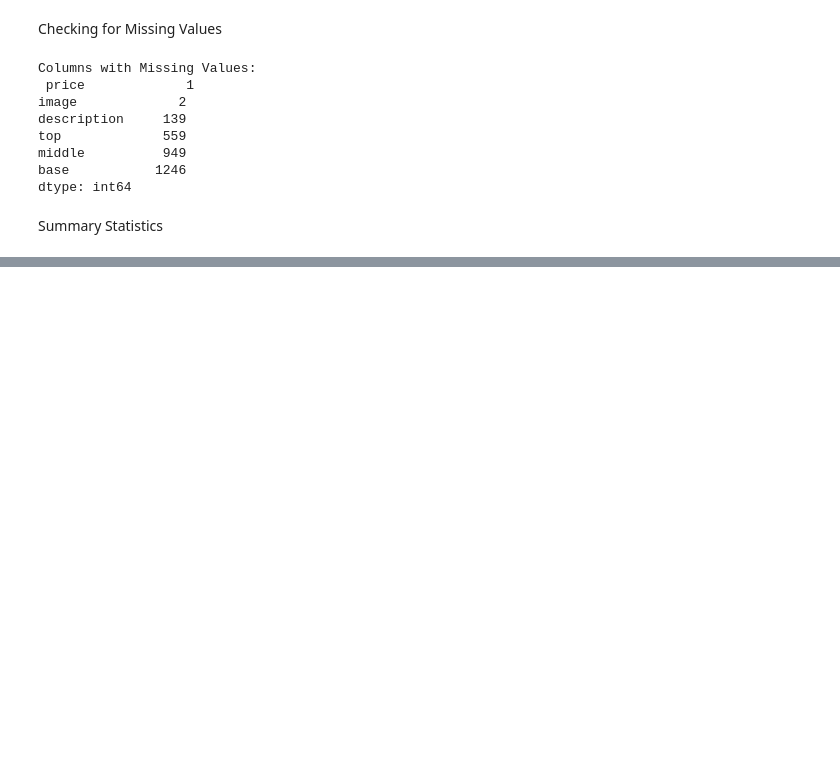
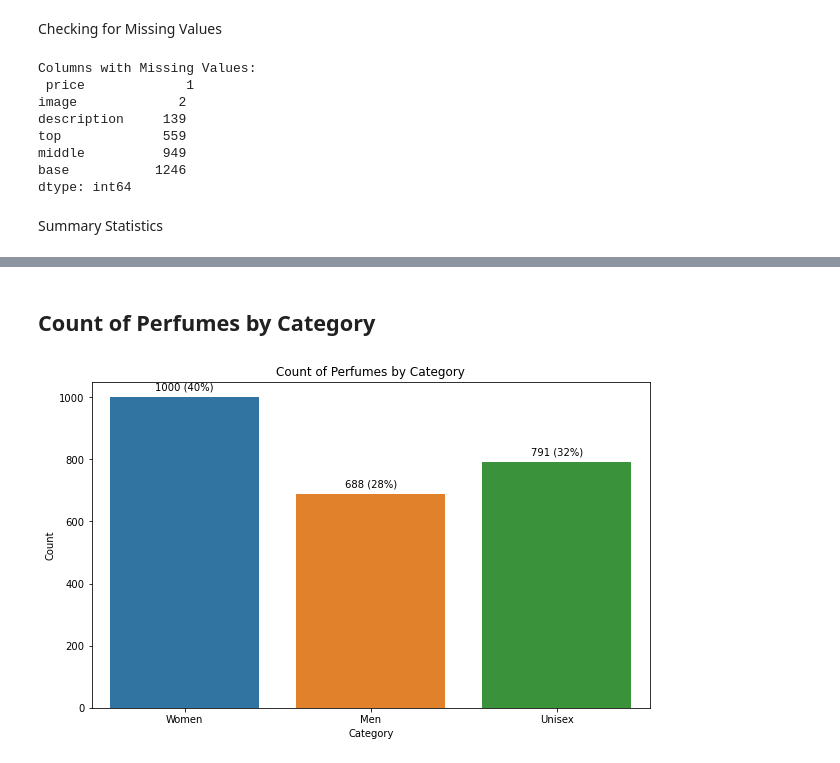
Before and after one commit to Nzoki/PERFUME-RECOMMENDER-SYSTEM, a Jupyter notebook: Notebooks/stephen.ipynb, the cells around one changed output, grey strips where cells are left out. Saved outputs shown, nothing was run; the diff lists cells and outputs as text; code cells hidden in the pictures; blank space fills up the shorter version.

```diff
--- a/Notebooks/stephen.ipynb
+++ b/Notebooks/stephen.ipynb
@@ -84,0 +221,24 @@ Summary Statistics:
+# %% [markdown]
+## Count of Perfumes by Category
+# %%
+plt.figure(figsize=(10, 6))
+ax = sns.countplot(data=df, x='category')
+
+# Calculate total count
+total = len(df)
+
+# Adding data labels with counts and percentages
+for p in ax.patches:
+    count = int(p.get_height())
+    percentage = round(100 * count / total)  # Round percentage to whole numbers
+    ax.annotate(f'{count} ({percentage}%)',
+    (p.get_x() + p.get_width() / 2., p.get_height()),
+    ha='center', va='center', fontsize=10, color='black', xytext=(0, 10),
+    textcoords='offset points')
+# Customizing the plot
+plt.title("Count of Perfumes by Category")
+plt.xlabel("Category")
+plt.ylabel("Count")
+plt.show()
+# %% [output]
+[figure, added]
```
Also changed, not shown: parts of 46 cells of this notebook.
